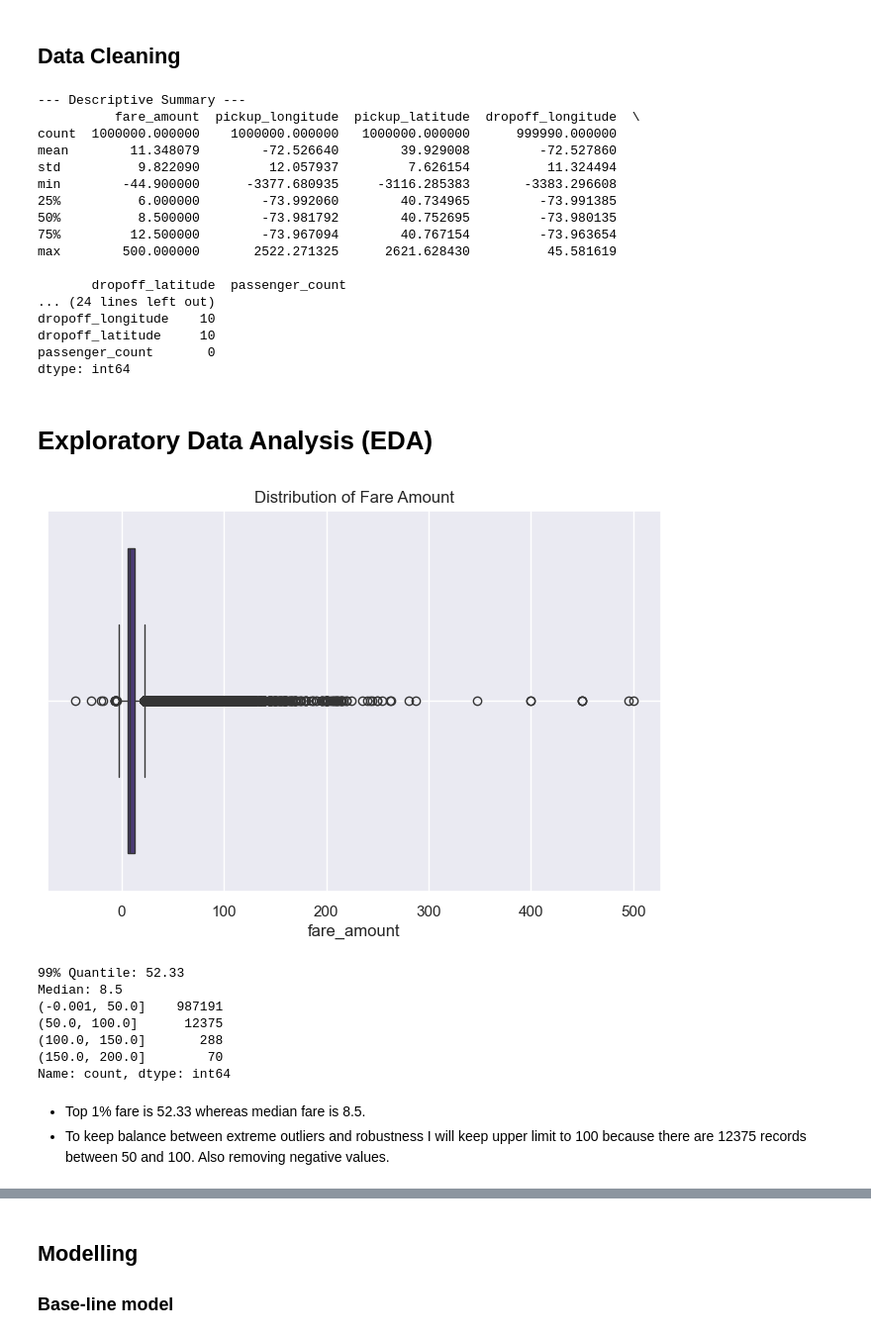
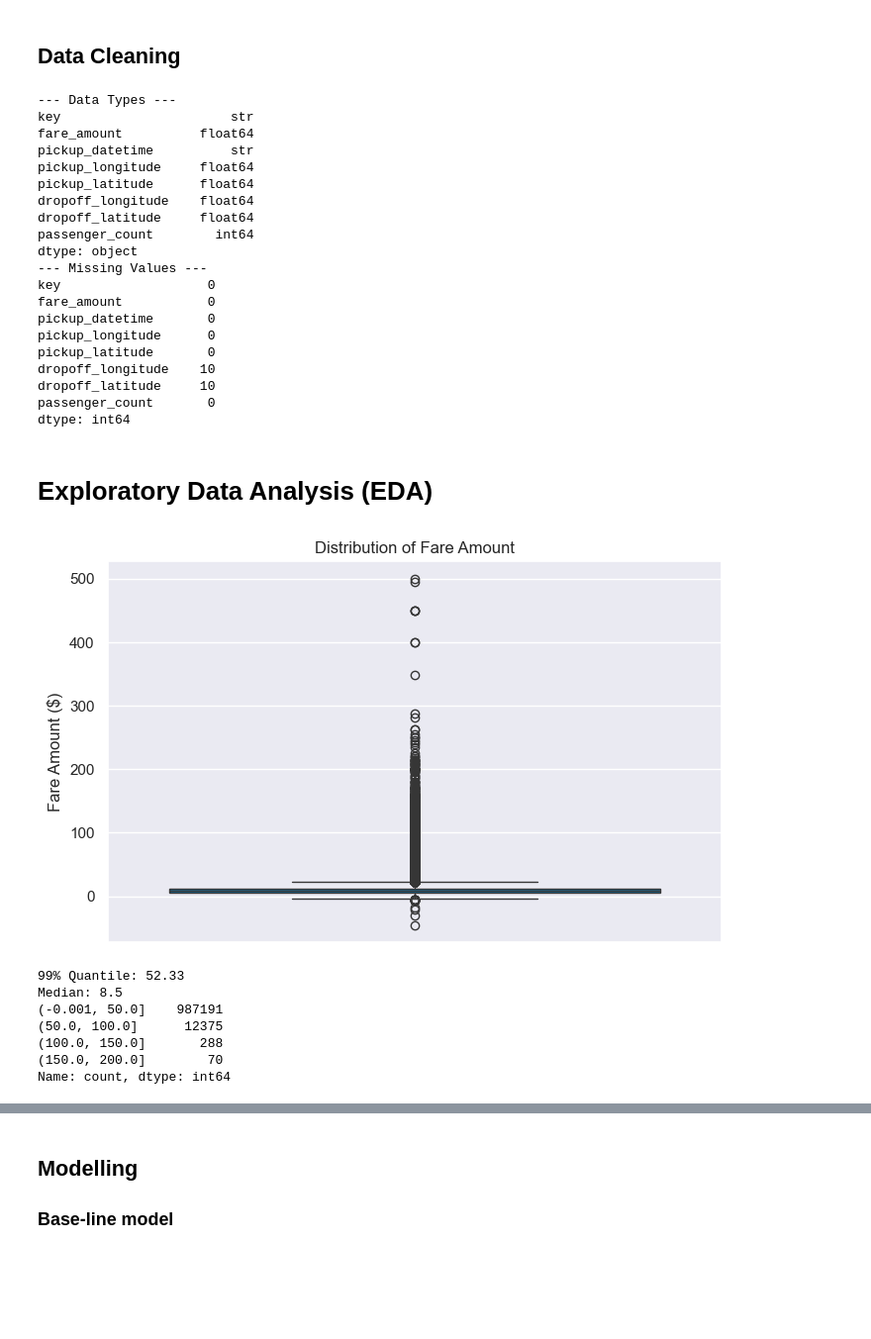
Before and after one commit to aguchhait-stack/nyc-taxi-fare-prediction, a Jupyter notebook: nyc-taxi-fare-prediction.ipynb, the cells around one changed output, grey strips where cells are left out. Shown at 99% size. Cells and saved outputs as stored; diff of their text form; code cells hidden in the pictures; blank space fills up the shorter version.

```diff
--- a/nyc-taxi-fare-prediction.ipynb
+++ b/nyc-taxi-fare-prediction.ipynb
@@ -33,10 +33,10 @@ import numpy as np
 from scipy.stats import iqr,norm
 import matplotlib.pyplot as plt
 import seaborn as sns
-from sklearn.linear_model import LinearRegression, ElasticNet, Ridge,Lasso
 from xgboost import XGBRegressor
+from sklearn.linear_model import LinearRegression,Ridge
 from sklearn.metrics import root_mean_squared_error,r2_score
 from sklearn.model_selection import train_test_split,KFold, RandomizedSearchCV
 from sklearn.preprocessing import RobustScaler
-sns.set_theme(palette="viridis",rc={"figure.figsize": (8, 5)},style="darkgrid")
+sns.set_theme(palette="colorblind",rc={"figure.figsize": (8, 5)},style="darkgrid")
 # %%
@@ -46,26 +46,27 @@ test = pd.read_csv('data.nosync/test.csv')
 # %% [markdown]
 ## Data Cleaning
 # %%
-print("--- Descriptive Summary ---")
-print(train.describe())
 print("--- Data Types ---")
 print(train.dtypes)
 print("--- Missing Values ---")
 print(train.isna().sum())
 # %% [output]
---- Descriptive Summary ---
-          fare_amount  pickup_longitude  pickup_latitude  dropoff_longitude  \
-count  1000000.000000    1000000.000000   1000000.000000      999990.000000
-mean        11.348079        -72.526640        39.929008         -72.527860
-std          9.822090         12.057937         7.626154          11.324494
-min        -44.900000      -3377.680935     -3116.285383       -3383.296608
-25%          6.000000        -73.992060        40.734965         -73.991385
-50%          8.500000        -73.981792        40.752695         -73.980135
-75%         12.500000        -73.967094        40.767154         -73.963654
-max        500.000000       2522.271325      2621.628430          45.581619
-
-       dropoff_latitude  passenger_count
-... (24 lines left out)
+--- Data Types ---
+key                      str
+fare_amount          float64
+pickup_datetime          str
+pickup_longitude     float64
+pickup_latitude      float64
+dropoff_longitude    float64
+dropoff_latitude     float64
+passenger_count        int64
+dtype: object
+--- Missing Values ---
+key                   0
+fare_amount           0
+pickup_datetime       0
+pickup_longitude      0
+pickup_latitude       0
 dropoff_longitude    10
 dropoff_latitude     10
 passenger_count       0
@@ -73,12 +74,12 @@ dtype: int64
 # %% [markdown]
 # Exploratory Data Analysis (EDA)
 # %%
-sns.boxplot(x="fare_amount",data=train)
+sns.boxplot(y="fare_amount",data=train)
 plt.title("Distribution of Fare Amount")
-plt.grid(axis="y")
+plt.ylabel("Fare Amount ($)")
 plt.show()
 # %% [output]
-[figure, old version]
+[figure, new version]
 # %%
 print(f"99% Quantile: {train["fare_amount"].quantile(0.99)}\nMedian: \
 {train["fare_amount"].median()}")
@@ -91,6 +92,3 @@ Median: 8.5
 (100.0, 150.0]       288
 (150.0, 200.0]        70
 Name: count, dtype: int64
-# %% [markdown]
-- Top 1% fare is 52.33 whereas median fare is 8.5.
-- To keep balance between extreme outliers and robustness I will keep upper limit to 100 because there are 12375 records between 50 and 100. Also removing negative values.
```
Also changed, not shown: parts of 30 cells of this notebook, 12 other files.
